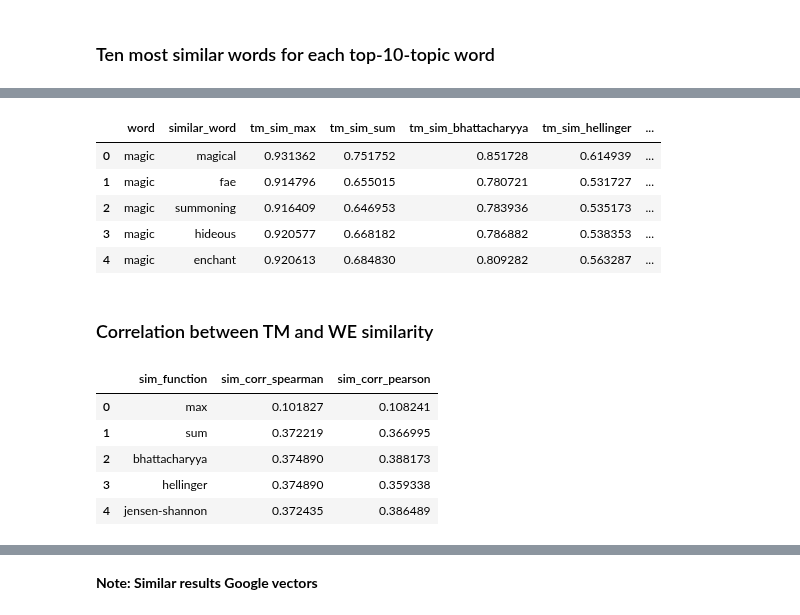
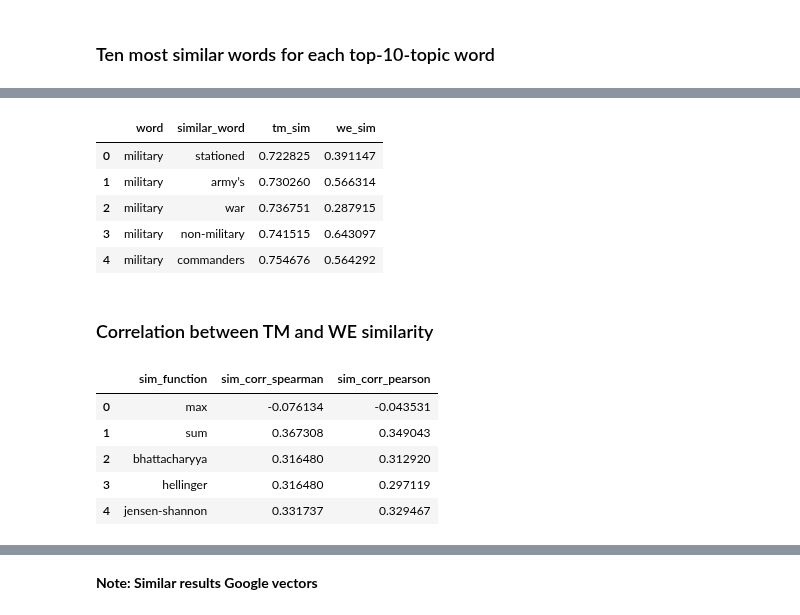
Before and after one commit to knub/master-thesis, a Jupyter notebook: notebooks/Topics.ipynb, the cells around one changed output, grey strips where cells are left out. Drawn from its saved outputs; the diff is of its cells as text; code cells hidden in the pictures.

```diff
--- a/notebooks/Topics.ipynb
+++ b/notebooks/Topics.ipynb
@@ -52,7 +39,7 @@ line-height:1.1em;
 # Preprocessing
 # %%
 MODEL = "../models/topic-models/topic.full.alpha-1-100.256-400.model"
-MODEL = "../models/topic-models/topic.256-400.first-2000.alpha-001.beta-001.model"
+#MODEL = "../models/topic-models/topic.256-400.first-2000.alpha-001.beta-001.model"
 # %%
 print "Load vectors"
 vectors = load_skip_gram()
@@ -186,12 +172,12 @@ df_topic_probs.sort_values(by="stddev", ascending=True).head(10)[["word", "stdde
 # %%
-df_topic_similars.head()
+df_topic_similars["jensen-shannon"].head()
 # %% [output]
-|  | word | similar_word | tm_sim_max | tm_sim_sum | tm_sim_bhattacharyya | tm_sim_hellinger | ... |
-| 0 | magic | magical | 0.931362 | 0.751752 | 0.851728 | 0.614939 | ... |
-| 1 | magic | fae | 0.914796 | 0.655015 | 0.780721 | 0.531727 | ... |
-| 2 | magic | summoning | 0.916409 | 0.646953 | 0.783936 | 0.535173 | ... |
-| 3 | magic | hideous | 0.920577 | 0.668182 | 0.786882 | 0.538353 | ... |
-| 4 | magic | enchant | 0.920613 | 0.684830 | 0.809282 | 0.563287 | ... |
+|  | word | similar_word | tm_sim | we_sim |
+| 0 | military | stationed | 0.722825 | 0.391147 |
+| 1 | military | army’s | 0.730260 | 0.566314 |
+| 2 | military | war | 0.736751 | 0.287915 |
+| 3 | military | non-military | 0.741515 | 0.643097 |
+| 4 | military | commanders | 0.754676 | 0.564292 |
 # %% [markdown]
 ### Correlation between TM and WE similarity
 # %%
@@ -200,8 +186,8 @@ model.sim_functions = ["max", "sum", "bhattacharyya", "hellinger", "jensen-shann
 sim_corrs_spearman = []
 sim_corrs_pearson = []
 for sim_function in model.sim_functions:
-    corr_spearman = df_topic_similars[["tm_sim_%s" % sim_function, "we_sim"]].corr("spearman").ix[0,1]
-    corr_pearson = df_topic_similars[["tm_sim_%s" % sim_function, "we_sim"]].corr("pearson").ix[0,1]
+    corr_spearman = df_topic_similars[sim_function][["tm_sim", "we_sim"]].corr("spearman").ix[0,1]
+    corr_pearson = df_topic_similars[sim_function][["tm_sim", "we_sim"]].corr("pearson").ix[0,1]
     sim_corrs_spearman.append(corr_spearman)
     sim_corrs_pearson.append(corr_pearson)
 
@@ -211,8 +197,8 @@ df_tmp["sim_corr_pearson"] = sim_corrs_pearson
 df_tmp
 # %% [output]
 |  | sim_function | sim_corr_spearman | sim_corr_pearson |
-| 0 | max | 0.101827 | 0.108241 |
-| 1 | sum | 0.372219 | 0.366995 |
-| 2 | bhattacharyya | 0.374890 | 0.388173 |
-| 3 | hellinger | 0.374890 | 0.359338 |
-| 4 | jensen-shannon | 0.372435 | 0.386489 |
+| 0 | max | -0.076134 | -0.043531 |
+| 1 | sum | 0.367308 | 0.349043 |
+| 2 | bhattacharyya | 0.316480 | 0.312920 |
+| 3 | hellinger | 0.316480 | 0.297119 |
+| 4 | jensen-shannon | 0.331737 | 0.329467 |
```
Also changed, not shown: parts of 33 cells of this notebook, 2 other files.
